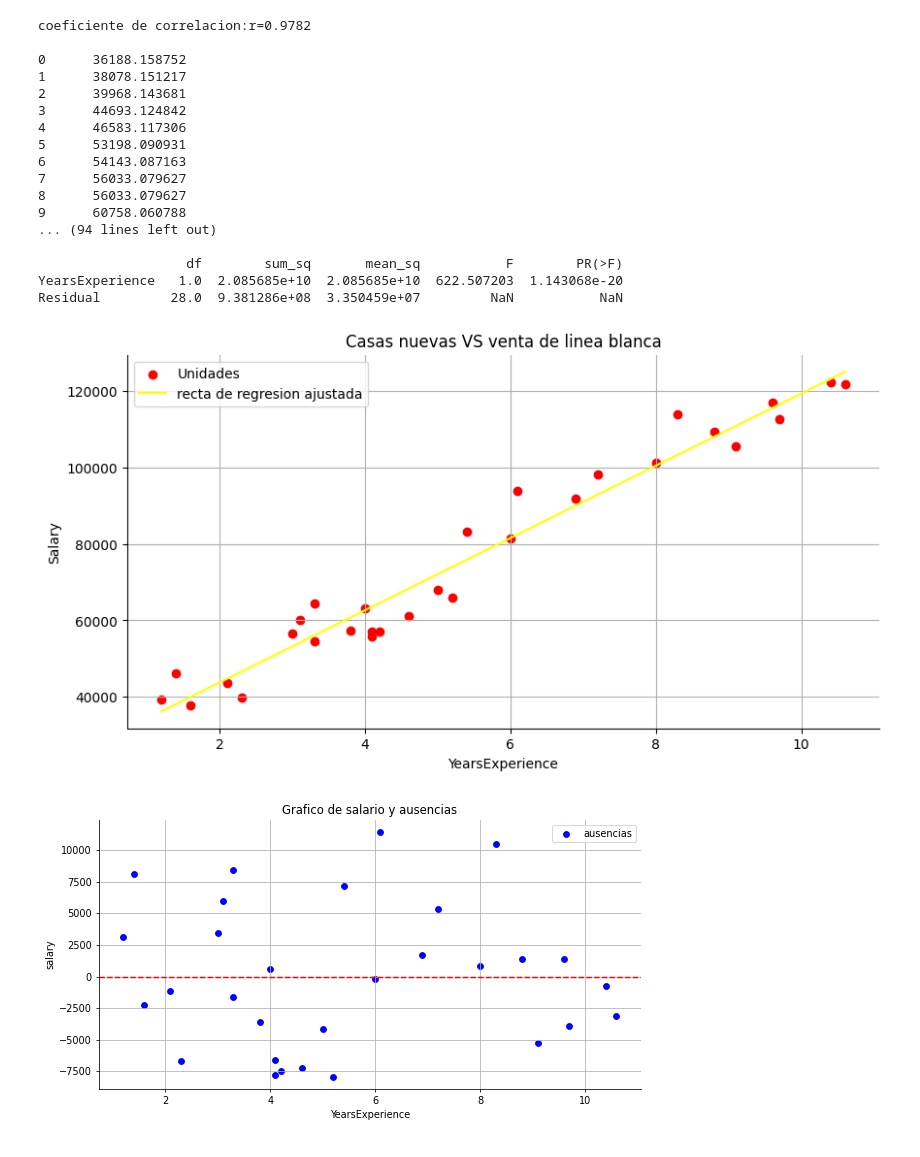
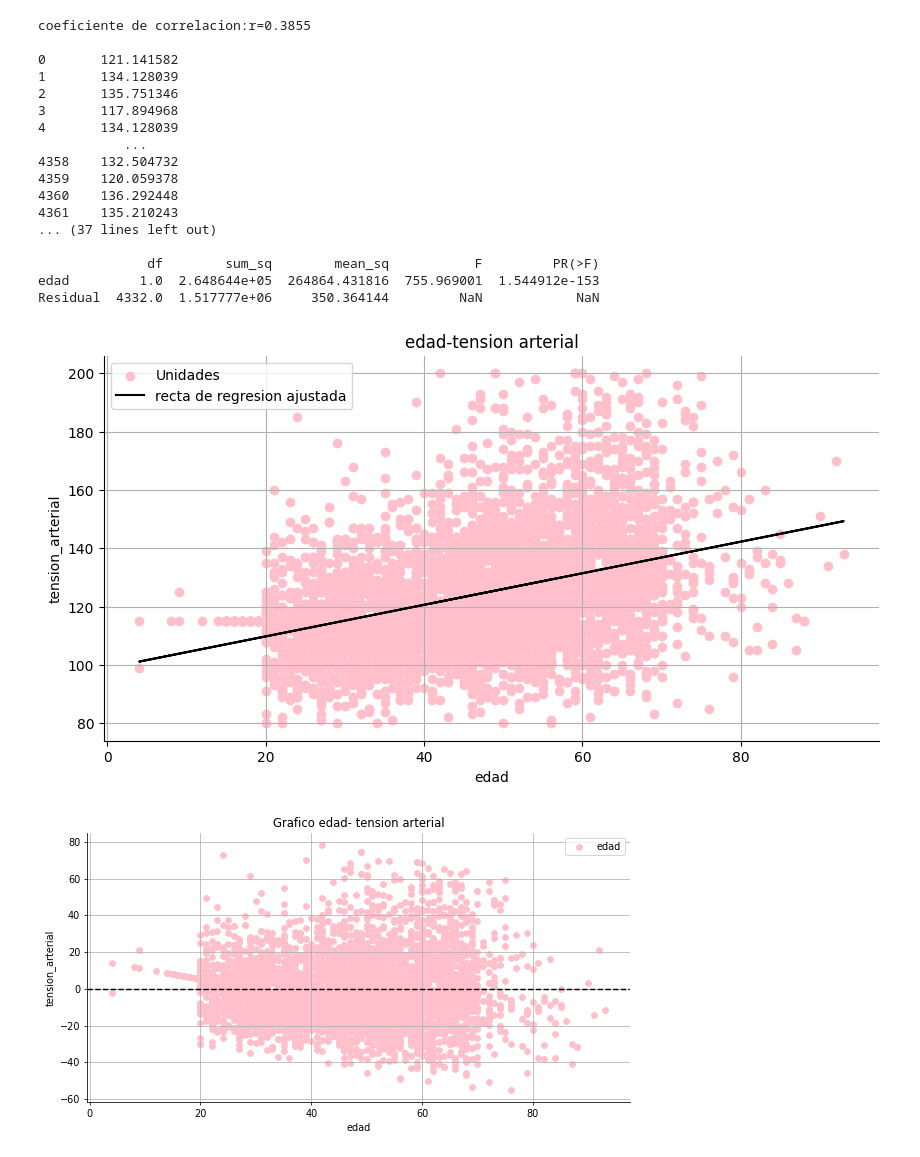
Before and after one commit to Dalai302/EstadisticaVerano, a Jupyter notebook: Untitled1.ipynb, the cells around one changed output. Drawn from its saved outputs; the diff is of its cells as text; code cells hidden in the pictures.

```diff
--- a/Untitled1.ipynb
+++ b/Untitled1.ipynb
@@ -2,6 +2,6 @@
 <a href="https://colab.research.google.com/github/Dalai302/EstadisticaVerano/blob/main/Untitled1.ipynb" target="_parent"><img src="https://colab.research.google.com/assets/colab-badge.svg" alt="Open In Colab"/></a>
 # %%
 import pandas as pd
-df= pd.read_csv("https://raw.githubusercontent.com/Dalai302/EstadisticaVerano/refs/heads/main/Salary_dataset.csv")
+df = pd.read_csv("https://raw.githubusercontent.com/Dalai302/EstadisticaVerano/refs/heads/main/Hipertension_Arterial_Mexico.csv")
 df
 # %% [output]
@@ -24,0 +41,3 @@ df
+# %%
+df=df.drop(columns=['FOLIO_I'])
+df
@@ -24,0 +100,3 @@ df
+# %%
+df=df[df["tension_arterial"]!=0]
+df
@@ -24,0 +127,3 @@ df
+# %%
+df=df[df["segundamedicion_cintura"]!=0]
+df
@@ -25,14 +144,14 @@ df
 # %%
-x=df["YearsExperience"]
-y=df["Salary"]
+x=df["edad"]
+y=df["tension_arterial"]
 
 #2 Realice un diagrama de dispersión para estos datos.
 import matplotlib.pyplot as plt
 plt.figure(figsize=(10,5),dpi=100)
-plt.scatter(x,y,label="Unidades",color="red")
-plt.title("Casas nuevas VS venta de linea blanca")
-plt.xlabel("YearsExperience")
-plt.ylabel("Salary")
+plt.scatter(x,y,label="Unidades",color="pink")
+plt.title("edad-tension arterial")
+plt.xlabel("edad")
+plt.ylabel("tension_arterial")
 plt.legend()
 plt.grid()
 plt.gca().spines[["top","right"]].set_visible(False)
@@ -51,7 +170,7 @@ x_constante=sm.add_constant(x)
 modelo=sm.OLS(y,x_constante).fit()
 yc= modelo.predict(x_constante)
 print(yc)
-plt.plot(x,yc,color="yellow",label="recta de regresion ajustada")
+plt.plot(x,yc,color="black",label="recta de regresion ajustada")
 plt.legend()
 #5Calcule el coeficiente de determinación e interprete el resultado.
 from sklearn.metrics import r2_score
@@ -74,56 +193,53 @@ residuales=y-yc
 #¿Parece que se verifican los supuestos?
 import matplotlib.pyplot as plt
 plt.figure(figsize=(10,5),dpi=70)
-plt.scatter(x,residuales,label="ausencias",color="blue")
-plt.axhline(y=0,color="red",linestyle="--")
-plt.title("Grafico de salario y ausencias")
-plt.xlabel("YearsExperience")
-plt.ylabel("salary")
+plt.scatter(x,residuales,label="edad",color="pink")
+plt.axhline(y=0,color="black",linestyle="--")
+plt.title("Grafico edad- tension arterial")
+plt.xlabel("edad")
+plt.ylabel("tension_arterial")
 plt.legend()
 plt.grid()
 plt.gca().spines[["top","right"]].set_visible(False)
 print(residuales)
 
 #9 Realice la prueba de Shapiro para los residuales y comente el resultado.
 from scipy.stats import shapiro #esta prueba me dice si hay normalidad en la distribucion
 _,valor_p_sh=shapiro(residuales)
 print(f"estadistico_shapiro={valor_p_sh}")
 #10 Realice la prueba de Brausch-Pagan para los residuales y comente el resultado.
 from statsmodels.stats.api import het_breuschpagan
 _,valor_p_bp,_,_=het_breuschpagan(residuales,x_constante)
 print(f"valor_p_bp={valor_p_bp}")
 
 #11 Utiliza la recta de regresión para interpolar dos valores y extrapolar uno.
 #Comenta estos resultados.
 print(f"para x =5, y = {modelo.predict([1, 5])}")
 print(f"para x =8, y = {modelo.predict([1, 8])}")
 print(f"para x =20, y = {modelo.predict([1, 20])}\n")
 
 #12 Realice una tabla ANOVA e interprete el resultado.
 from statsmodels.formula.api import ols
-modelo_anova=ols("Salary ~ YearsExperience",data=df).fit()
+modelo_anova=ols("tension_arterial ~ edad",data=df).fit()
 tabla_anova=sm.stats.anova_lm(modelo_anova)
 print(tabla_anova)
-
-#soporta la suposicion de linealidad, homoscedasticidad, normal,relacion fuerte
-#r=0.97, modelo confiable para interpolacion
 # %% [output]
-coeficiente de correlacion:r=0.9782
+coeficiente de correlacion:r=0.3855
 
-0      36188.158752
-1      38078.151217
-2      39968.143681
-3      44693.124842
-4      46583.117306
-5      53198.090931
-6      54143.087163
-7      56033.079627
-8      56033.079627
-9      60758.060788
-... (94 lines left out)
+0       121.141582
+1       134.128039
+2       135.751346
+3       117.894968
+4       134.128039
+           ...
+4358    132.504732
+4359    120.059378
+4360    136.292448
+4361    135.210243
+... (37 lines left out)
 
-                   df        sum_sq       mean_sq           F        PR(>F)
-YearsExperience   1.0  2.085685e+10  2.085685e+10  622.507203  1.143068e-20
-Residual         28.0  9.381286e+08  3.350459e+07         NaN           NaN
+              df        sum_sq        mean_sq           F         PR(>F)
+edad         1.0  2.648644e+05  264864.431816  755.969001  1.544912e-153
+Residual  4332.0  1.517777e+06     350.364144         NaN            NaN
-[figure, old version]
+[figure, new version]
-[figure, old version]
+[figure, new version]
```
Also changed, not shown: parts of 10 cells of this notebook.
